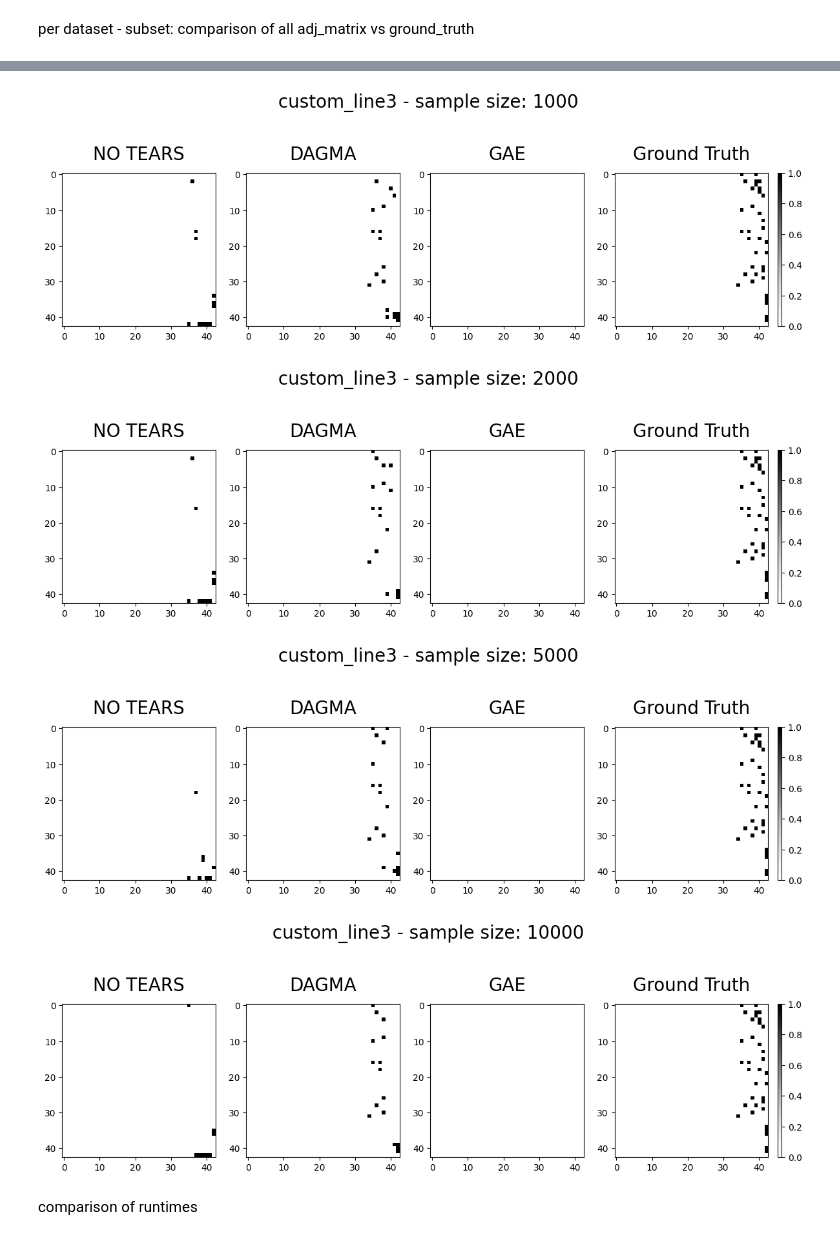
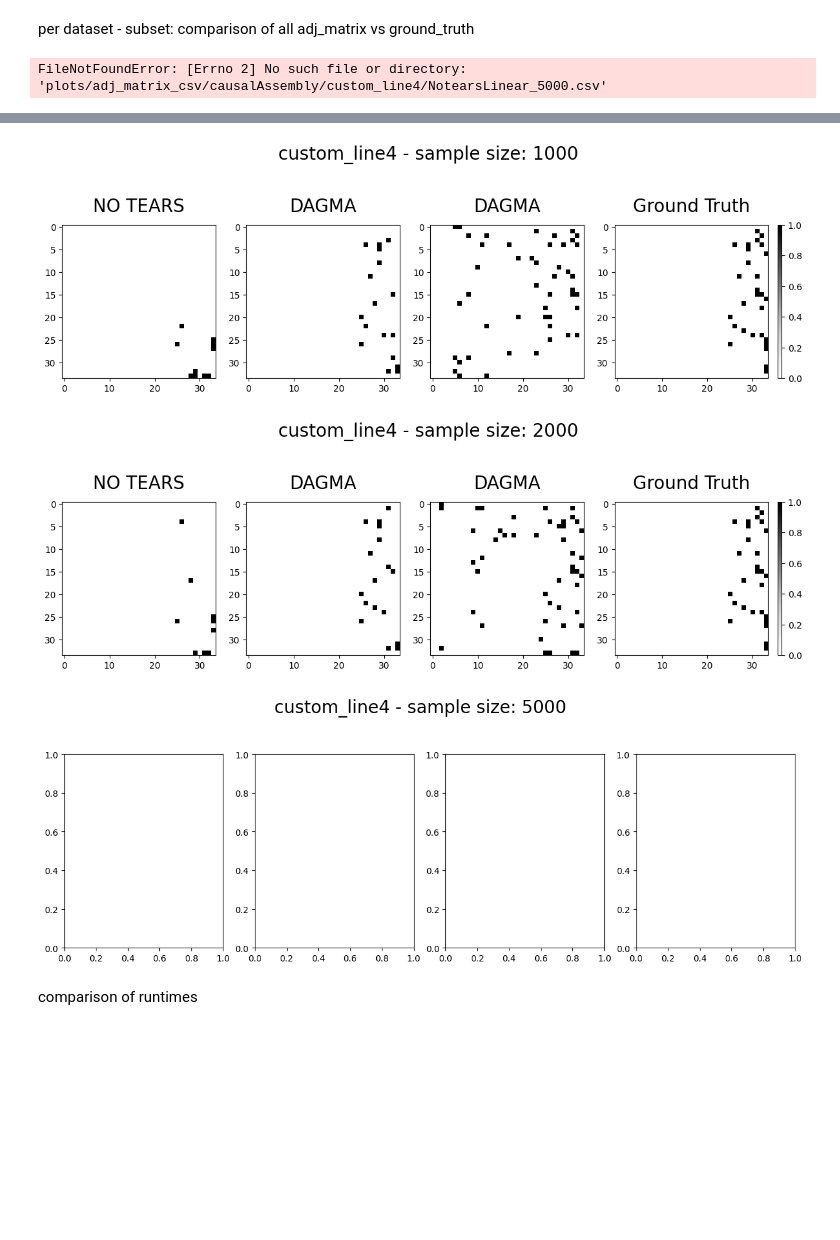
Before and after one commit to leoleoroe/gqw_paper, a Jupyter notebook: results.ipynb, the cells around one changed output, grey strips where cells are left out. Saved outputs shown, nothing was run; the diff lists cells and outputs as text; code cells hidden in the pictures; blank space fills up the shorter version.

```diff
--- a/results.ipynb
+++ b/results.ipynb
@@ -74,8 +75,10 @@ import matplotlib.pyplot as plt
 import pandas as pd
 
 # Specify algorithms
-algorithms = ['NotearsLinear', 'DagmaLinear', 'GAE'
-            #   , 'DirectLiNGAM', 'PC'
+algorithms = ['NotearsLinear', 'DagmaLinear',
+            #   , 'GAE'
+            #   , 'DirectLiNGAM',
+             'PC'
               ]
 
 # Specify sample sizes
@@ -83,7 +86,7 @@ sample_sizes = [500, 1000, 2000, 5000, 10000]
 
 # Specify dataset
 dataset = 'causalAssembly'
-subset = 'custom_line3'
+subset = 'custom_line4'
 
 for sample_size in sample_sizes:
 
@@ -124,3 +127,4 @@ for sample_size in sample_sizes:
 
 plt.show()
 # %% [output]
+FileNotFoundError: [Errno 2] No such file or directory: 'plots/adj_matrix_csv/causalAssembly/custom_line4/NotearsLinear_5000.csv'
@@ -128,7 +132,6 @@ plt.show()
-[figure, old version]
+[figure, new version]
-[figure, old version]
+[figure, new version]
-[figure, old version]
+[figure, new version]
-[figure, removed]
 # %% [markdown]
 comparison of runtimes
 # %%
```
Also changed, not shown: parts of 4 cells of this notebook, 1 other file.
